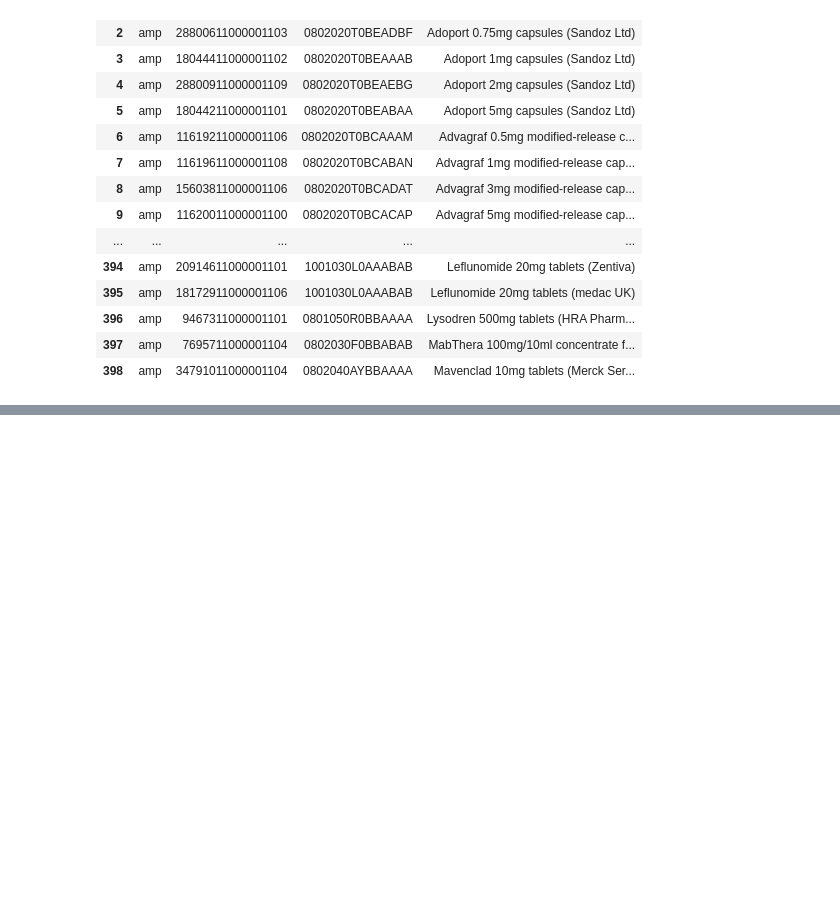
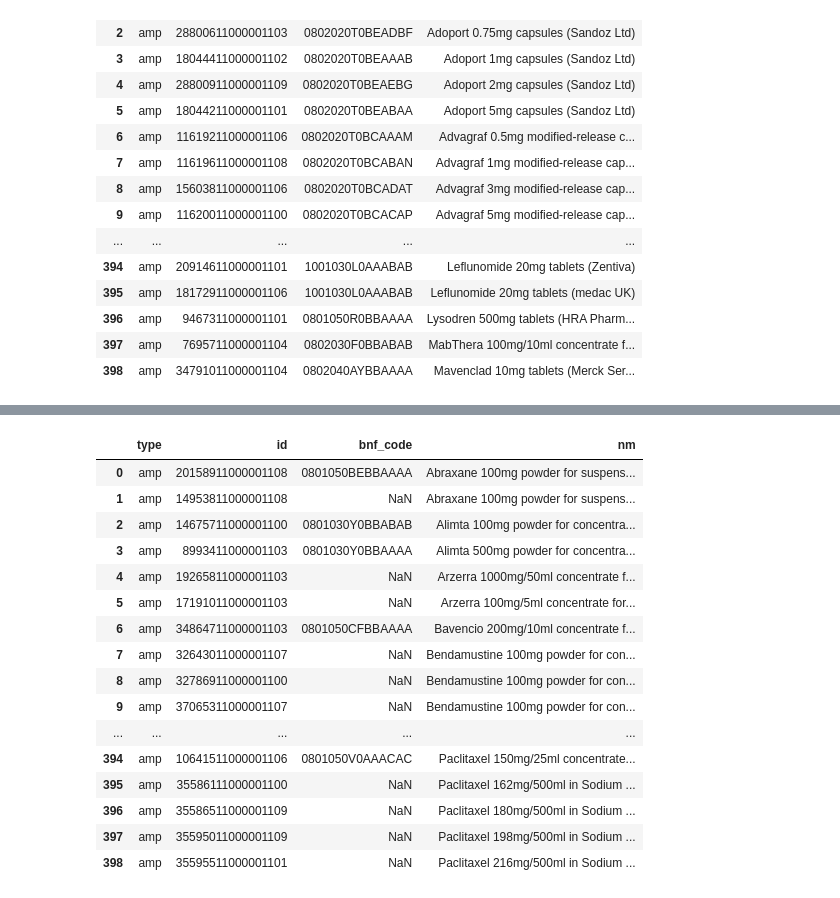
Before and after one commit to ebmdatalab/immunosuppressant-covid-codelist-notebook, a Jupyter notebook: notebooks/immunosuppressants.ipynb, the cells around one changed output, grey strips where cells are left out. Drawn from its saved outputs; the diff is of its cells as text; code cells hidden in the pictures; blank space fills up the shorter version.

```diff
--- a/notebooks/immunosuppressants.ipynb
+++ b/notebooks/immunosuppressants.ipynb
@@ -56,0 +56,88 @@ alemtuzumab see discrepancy files held locally
+# %%
+sql = '''
+WITH dmd_codes AS (
+  SELECT id FROM dmd.vmp WHERE
+  LOWER(nm) LIKE 'afliber%'     OR
+  LOWER(nm) LIKE 'canaki%'      OR
+  LOWER(nm) LIKE 'avelumab%'    OR
+  LOWER(nm) LIKE 'basilix%'     OR
+  LOWER(nm) LIKE 'belatac%'     OR
+  LOWER(nm) LIKE 'idelalis%'    OR
+  LOWER(nm) LIKE 'ipilim%'      OR
+  LOWER(nm) LIKE 'nivolum%'     OR
+  LOWER(nm) LIKE 'obinutu%'     OR
+  LOWER(nm) LIKE 'ofatum%'      OR
+  LOWER(nm) LIKE 'panitum%'     OR
+  LOWER(nm) LIKE 'pemboliz%'    OR
+  LOWER(nm) LIKE 'secukin%'     OR
+  LOWER(nm) LIKE 'temsirol%'    OR
+  LOWER(nm) LIKE 'tofacit%'     OR
+  LOWER(nm) LIKE 'trastuz%'     OR
+  LOWER(nm) LIKE 'usteki%'      OR
+  LOWER(nm) LIKE 'bendamu%'     OR
+  LOWER(nm) LIKE 'carbopla%'    OR
+  LOWER(nm) LIKE 'carmust%'     OR
+  LOWER(nm) LIKE 'chlormethine%'OR
+  LOWER(nm) LIKE 'dacarbaz%'    OR
+  LOWER(nm) LIKE 'daunor%'      OR
+  LOWER(nm) LIKE 'docetax%'     OR
+  LOWER(nm) LIKE 'doxorubi%'    OR
+  LOWER(nm) LIKE 'eribuli%'     OR
+  LOWER(nm) LIKE 'fludrabi%'    OR
+  LOWER(nm) LIKE 'gemcitab%'    OR
+  LOWER(nm) LIKE 'idarubi%'     OR
+  LOWER(nm) LIKE 'ifosamid%'    OR
+  LOWER(nm) LIKE 'irinoteca%'   OR
+  LOWER(nm) LIKE 'lomustine%'   OR
+  LOWER(nm) LIKE 'plicamy%'     OR
+  LOWER(nm) LIKE 'mitobron%'    OR
+  LOWER(nm) LIKE 'mitotane%'    OR
+  LOWER(nm) LIKE 'oxalip%'      OR
+  LOWER(nm) LIKE 'paclit%'      OR
+  LOWER(nm) LIKE 'pemetrex%'    OR
+  LOWER(nm) LIKE 'ralitrexr%'   OR
+  LOWER(nm) LIKE 'razoxane%'    OR
+  LOWER(nm) LIKE 'tegafur%'     OR
+  LOWER(nm) LIKE 'thiotepa%'    OR
+  LOWER(nm) LIKE 'topotecan%'   OR
+  LOWER(nm) LIKE 'vinblastine%' OR
+  LOWER(nm) LIKE 'vinorebine%'  OR
+  LOWER(nm) LIKE 'vismodegib%'
+
+  ##immunogobulins
+  )
+
+SELECT "vmp" AS type, id, bnf_code, nm
+FROM dmd.vmp
+WHERE id IN (SELECT * FROM dmd_codes)
+
+UNION ALL
+
+SELECT "amp" AS type, id, bnf_code, descr
+FROM dmd.amp
+WHERE vmp IN (SELECT * FROM dmd_codes)
+
+ORDER BY type, nm '''
+
+dmd_immuno_meds = bq.cached_read(sql, csv_path=os.path.join('..','data','dmd_immuno_meds .csv'))
+pd.set_option('display.max_rows', None)
+pd.set_option('display.max_colwidth', None)
+dmd_immuno_meds
+# %% [output]
+|  | type | id | bnf_code | nm |
+| 0 | amp | 20158911000001108 | 0801050BEBBAAAA | Abraxane 100mg powder for suspens... |
+| 1 | amp | 14953811000001108 | NaN | Abraxane 100mg powder for suspens... |
+| 2 | amp | 14675711000001100 | 0801030Y0BBABAB | Alimta 100mg powder for concentra... |
+| 3 | amp | 8993411000001103 | 0801030Y0BBAAAA | Alimta 500mg powder for concentra... |
+| 4 | amp | 19265811000001103 | NaN | Arzerra 1000mg/50ml concentrate f... |
+| 5 | amp | 17191011000001103 | NaN | Arzerra 100mg/5ml concentrate for... |
+| 6 | amp | 34864711000001103 | 0801050CFBBAAAA | Bavencio 200mg/10ml concentrate f... |
+| 7 | amp | 32643011000001107 | NaN | Bendamustine 100mg powder for con... |
+| 8 | amp | 32786911000001100 | NaN | Bendamustine 100mg powder for con... |
+| 9 | amp | 37065311000001107 | NaN | Bendamustine 100mg powder for con... |
+| ... | ... | ... | ... | ... |
+| 394 | amp | 10641511000001106 | 0801050V0AAACAC | Paclitaxel 150mg/25ml concentrate... |
+| 395 | amp | 35586111000001100 | NaN | Paclitaxel 162mg/500ml in Sodium ... |
+| 396 | amp | 35586511000001109 | NaN | Paclitaxel 180mg/500ml in Sodium ... |
+| 397 | amp | 35595011000001109 | NaN | Paclitaxel 198mg/500ml in Sodium ... |
+| 398 | amp | 35595511000001101 | NaN | Paclitaxel 216mg/500ml in Sodium ... |
```
Also changed, not shown: parts of 2 cells of this notebook, 3 other files.
